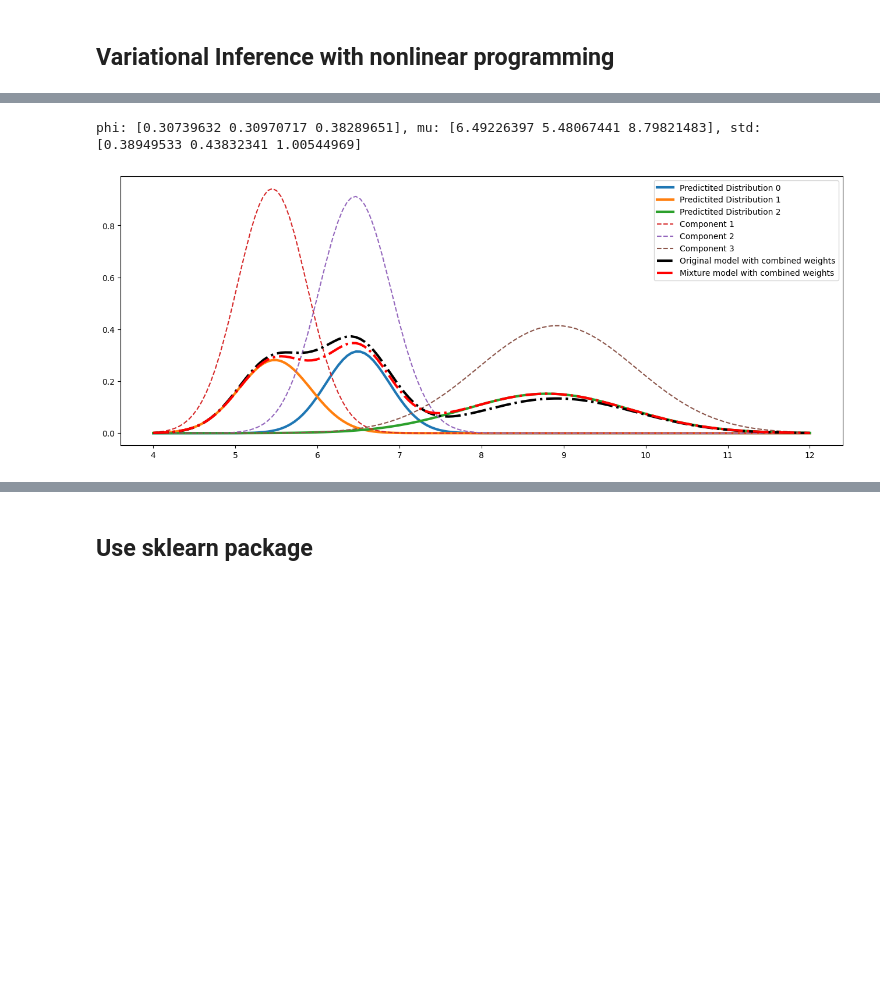
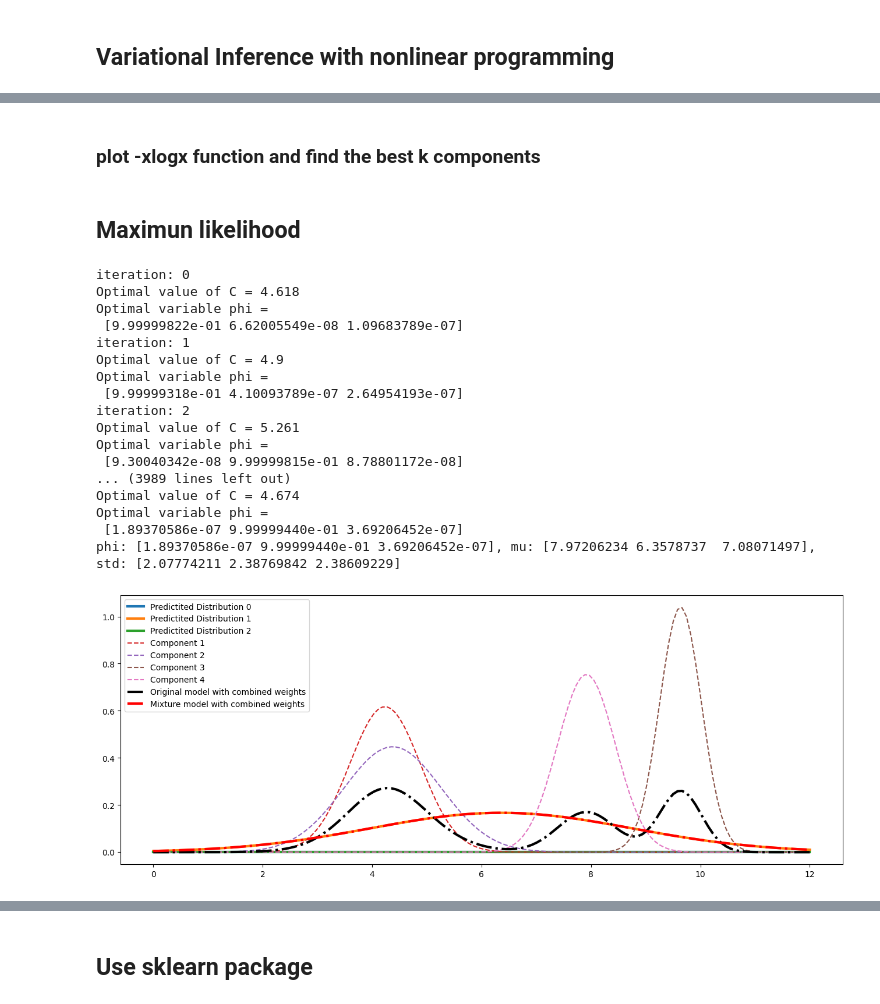
Before and after one commit to Chuanhuan/NTU-Classes, a Jupyter notebook: Nonlinear/Proj-GMM with nonlinear VI.ipynb, the cells around one changed output, grey strips where cells are left out. Saved outputs shown, nothing was run; the diff lists cells and outputs as text; code cells hidden in the pictures; blank space fills up the shorter version.

```diff
--- a/Nonlinear/Proj-GMM with nonlinear VI.ipynb
+++ b/Nonlinear/Proj-GMM with nonlinear VI.ipynb
@@ -262,6 +285,2 @@ Optimal variable phi =
-# %%
-print(f'phi: {m1.phi}, mu: {m1.mu}, std: {m1.std}')
-plot_all(m=m1, k =k, with_weights=True)
-# %% [output]
-phi: [0.30739632 0.30970717 0.38289651], mu: [6.49226397 5.48067441 8.79821483], std: [0.38949533 0.43832341 1.00544969]
-[figure, removed]
+# %% [markdown]
+### plot -xlogx function and find the best k components
@@ -267,0 +319,2 @@ phi: [0.30739632 0.30970717 0.38289651], mu: [6.49226397 5.48067441 8.79821483],
+# %% [markdown]
+## Maximun likelihood
@@ -267,0 +361,69 @@ phi: [0.30739632 0.30970717 0.38289651], mu: [6.49226397 5.48067441 8.79821483],
+# %%
+
+class my_EM2:
+    def __init__(self, k, epochs=1000):
+        self.k = k
+        self.mu = None
+        self.std = np.ones(k)
+        self.w_ij = None
+        self.phi = np.ones(k) / k
+        self.epochs = epochs
+
+    def expectation_step(self, x):
+        for z_i in range(self.k):
+            self.w_ij[z_i] = stats.norm(self.mu[z_i], self.std[z_i]).pdf(x) * self.phi[z_i]
+	# normalize zo that marginalizing z would lead to p = 1
+
+        self.w_ij /= self.w_ij.sum(0)
+
+    def maximization_step(self, x):
+        # self.phi = self.w_ij.mean(1)
+        P = np.array([stats.norm(self.mu[z_i], self.std[z_i]).pdf(x) for z_i in range(self.k)]).T
+        stat, C, _phi = maximun_like(self.k, len(x), P)
+        self.phi = _phi
+        print('Optimal value of C = {:.4g}'.format(C))
+        print('Optimal variable phi = \n', self.phi)
+
+        self.std = ((self.w_ij * (x - self.mu[:, None])**2).sum(1) / self.w_ij.sum(1))**0.5
+        self.mu = (self.w_ij * x).sum(1) / self.w_ij.sum(1)
+
+    def fit(self, x):
+
+        self.mu = np.random.uniform(x.min(), x.max(), size=self.k)
+        self.w_ij = np.zeros((self.k, x.shape[0]))
+
+        last_mu = np.ones(self.k) * np.inf
+        i = 0
+        while ~np.all(np.isclose(self.mu, last_mu)):
+            print(f'iteration: {i}')
+            last_mu = self.mu
+            self.expectation_step(x)
+            self.maximization_step(x)
+            i+=1
+            if i > self.epochs:
+                break
+
+k = 3
+m2 = my_EM2(k,epochs=1000)
+m2.fit(x_i)
+print(f'phi: {m2.phi}, mu: {m2.mu}, std: {m2.std}')
+plot_all(m=m2, k =k, with_weights=True)
+# %% [output]
+iteration: 0
+Optimal value of C = 4.618
+Optimal variable phi =
+ [9.99999822e-01 6.62005549e-08 1.09683789e-07]
+iteration: 1
+Optimal value of C = 4.9
+Optimal variable phi =
+ [9.99999318e-01 4.10093789e-07 2.64954193e-07]
+iteration: 2
+Optimal value of C = 5.261
+Optimal variable phi =
+ [9.30040342e-08 9.99999815e-01 8.78801172e-08]
+... (3989 lines left out)
+Optimal value of C = 4.674
+Optimal variable phi =
+ [1.89370586e-07 9.99999440e-01 3.69206452e-07]
+phi: [1.89370586e-07 9.99999440e-01 3.69206452e-07], mu: [7.97206234 6.3578737  7.08071497], std: [2.07774211 2.38769842 2.38609229]
+[figure, added]
```
Also changed, not shown: parts of 11 cells of this notebook, 2 other files.
